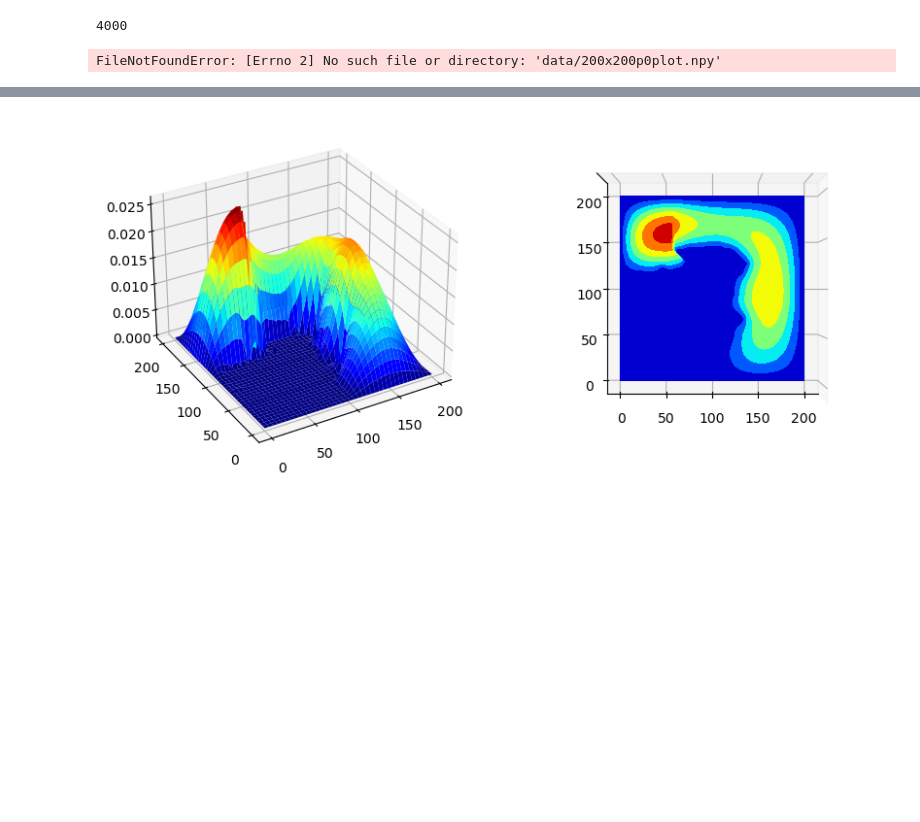
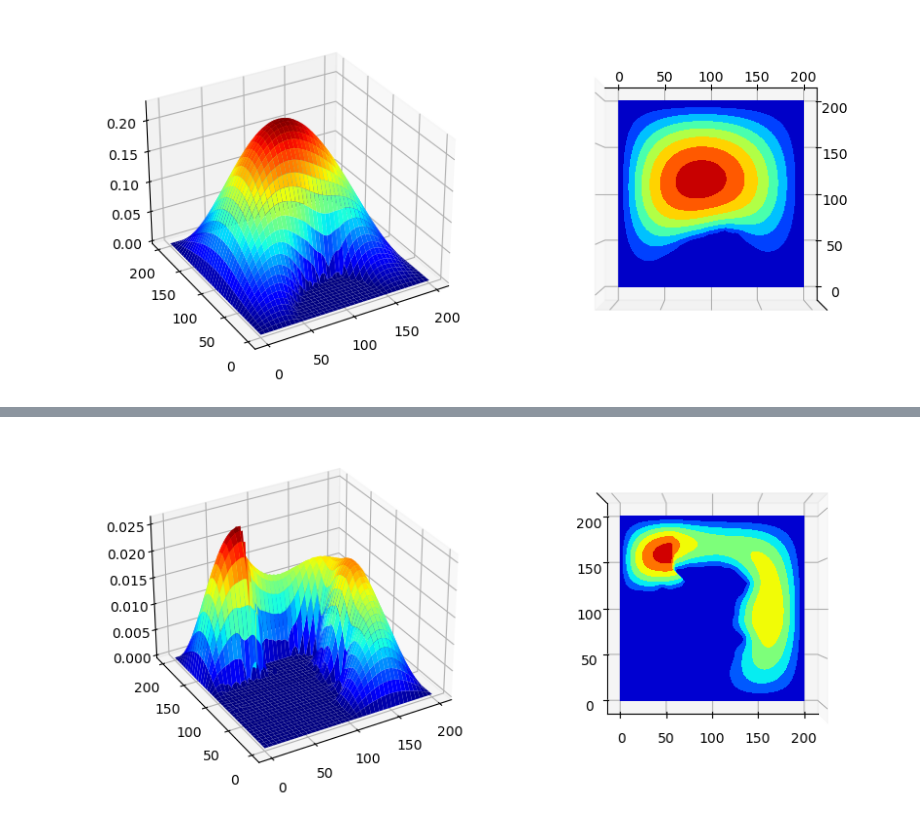
Before and after one commit to da0ran9e/Diffusion-Limited-Aggregation-model, a Jupyter notebook: Bacteria.ipynb, the cells around one changed output, grey strips where cells are left out. Drawn from its saved outputs; the diff is of its cells as text; code cells hidden in the pictures; blank space fills up the shorter version.

```diff
--- a/Bacteria.ipynb
+++ b/Bacteria.ipynb
@@ -147,8 +121,7 @@ def animate(size = 201, p = 2, x_start = 2, y_start = 100, name = ''):
 # %%
 run_sim(p = 0)
-animate(p = 0)
+# animate(p = 0)
 # %% [output]
-4000
-FileNotFoundError: [Errno 2] No such file or directory: 'data/200x200p0plot.npy'
+[figure, added]
 # %%
 run_sim(p = 1)
```
Also changed, not shown: parts of 7 cells of this notebook, 4 other files.
